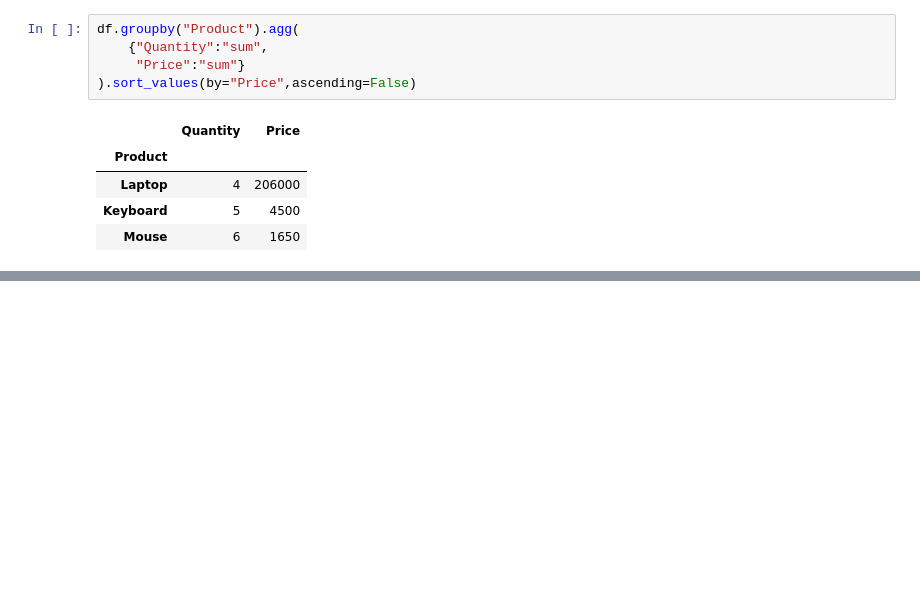
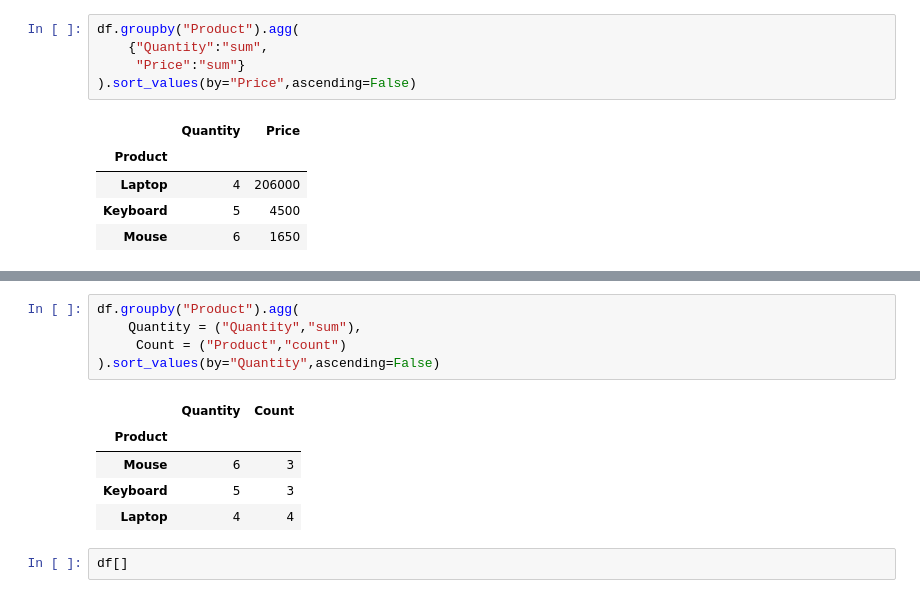
Before and after one commit to mohitainsis/Libraries, a Jupyter notebook: Pandas/practice_p/pract_rev.ipynb, the cells around one changed output, grey strips where cells are left out. Drawn from its saved outputs; the diff is of its cells as text; blank space fills up the shorter version.

```diff
--- a/Pandas/practice_p/pract_rev.ipynb
+++ b/Pandas/practice_p/pract_rev.ipynb
@@ -367,0 +388,13 @@ df.groupby("Product").agg(
+# %%
+df.groupby("Product").agg(
+    Quantity = ("Quantity","sum"),
+     Count = ("Product","count")
+).sort_values(by="Quantity",ascending=False)
+# %% [output]
+|  | Quantity | Count |
+| Product |  |  |
+| Mouse | 6 | 3 |
+| Keyboard | 5 | 3 |
+| Laptop | 4 | 4 |
+# %%
+df[]
```
Also changed, not shown: parts of 2 cells of this notebook.
